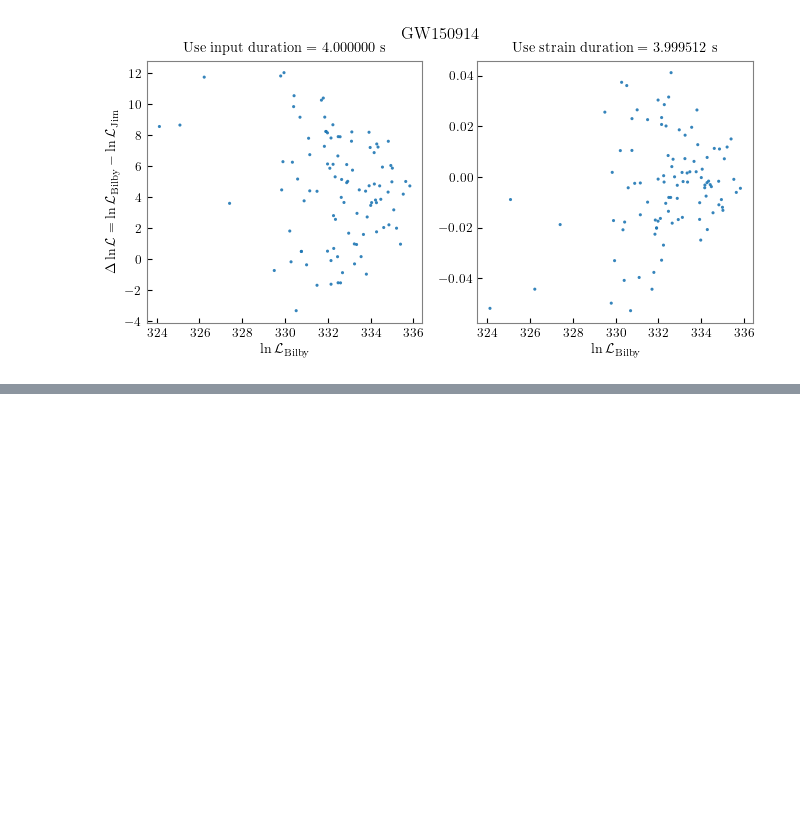
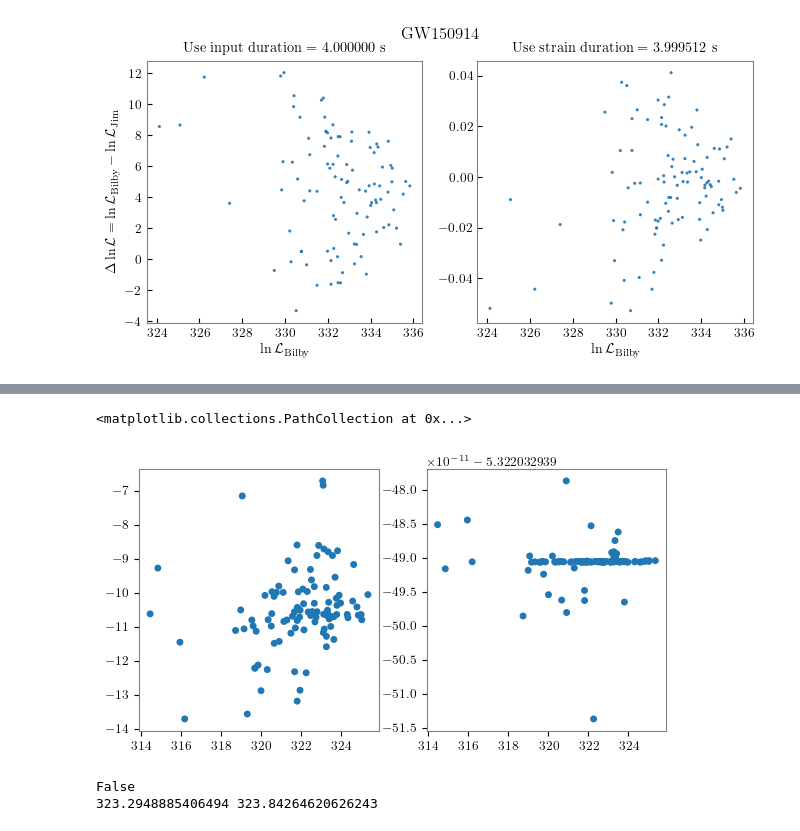
Before and after one commit to SSL32081/jim-tests, a Jupyter notebook: test_jim_likelihood.ipynb, the cells around one changed output, grey strips where cells are left out. Saved outputs shown, nothing was run; the diff lists cells and outputs as text; code cells hidden in the pictures; blank space fills up the shorter version.

Commit message:
Test reconstruct bilby logL

```diff
--- a/test_jim_likelihood.ipynb
+++ b/test_jim_likelihood.ipynb
@@ -968,0 +971,19 @@ Text(0.5, 0.98, 'GW150914')
+# %%
+from pathlib import Path
+import pickle
+
+from bilby.gw.result import CBCResult
+from bilby.gw import WaveformGenerator, GravitationalWaveTransient
+from bilby.gw.source import lal_binary_black_hole
+
+## We load in the pickle dump from the bilby run
+indir = Path('/home/thomas.ng/project/jim_GWTC3/bilby_runs/outdir/GW150914')
+with open(indir / 'data/GW150914_data0_1126259462-391_generation_data_dump.pickle', 'rb') as pickled_data:
+    bilby_gen_data = pickle.load(pickled_data)
+
+bilby_result = CBCResult.from_hdf5(
+    indir / 'final_result/GW150914_data0_1126259462-391_analysis_H1L1_result.hdf5'
+)
+bilby_poste = bilby_result.posterior
+bilby_prior = bilby_result.priors
+bilby_ifos = bilby_gen_data.interferometers
@@ -968,0 +1042,8 @@ Text(0.5, 0.98, 'GW150914')
+# %%
+n_samples = 100
+samples_bilby = bilby_poste.sample(n_samples, random_state=42)
+
+likelihood_bilby.parameters = samples_bilby.iloc[0].to_dict()
+print(likelihood_bilby.log_likelihood_ratio())
+likelihood_bilby_time_marg.parameters = samples_bilby.iloc[0].to_dict()
+print(likelihood_bilby_time_marg.log_likelihood_ratio())
@@ -968,0 +1105,18 @@ Text(0.5, 0.98, 'GW150914')
+# %%
+kappa_sq = samples_bilby['H1_matched_filter_snr'].to_numpy().real * samples_bilby['H1_optimal_snr']
+H1_logL = kappa_sq - 0.5 * samples_bilby['H1_optimal_snr'] ** 2
+# print(H1_logL, samples_bilby['H1_log_likelihood'])
+
+kappa_sq = samples_bilby['L1_matched_filter_snr'].to_numpy().real * samples_bilby['L1_optimal_snr']
+L1_logL = kappa_sq - 0.5 * samples_bilby['L1_optimal_snr'] ** 2
+# print(L1_logL, samples_bilby['L1_log_likelihood'])
+
+samples_logL = samples_bilby['H1_log_likelihood'] + samples_bilby['L1_log_likelihood']
+HL_logL = H1_logL + L1_logL
+
+fig, axes = plt.subplots(1, 2, figsize=(3.4*2, 3.4))
+axes[0].scatter(samples_logL, samples_logL - HL_logL)
+axes[1].scatter(samples_logL, samples_logL - samples_bilby['log_likelihood'])
+# %% [output]
+<matplotlib.collections.PathCollection at 0x...>
+[figure, added]
@@ -968,0 +1141,11 @@ Text(0.5, 0.98, 'GW150914')
+# %%
+likelihood_bilby.parameters = samples_bilby.iloc[0].to_dict()
+likelihood_bilby_time_marg.parameters = samples_bilby.iloc[0].to_dict()
+likelihood_bilby_time_marg.parameters['geocent_time'] = start_time
+compare_marginalised(
+    likelihood_bilby_time_marg, likelihood_bilby,
+    'geocent_time', bilby_prior['geocent_time']
+)
+# %% [output]
+False
+323.2948885406494 323.84264620626243
```
Also changed, not shown: parts of 8 cells of this notebook.
